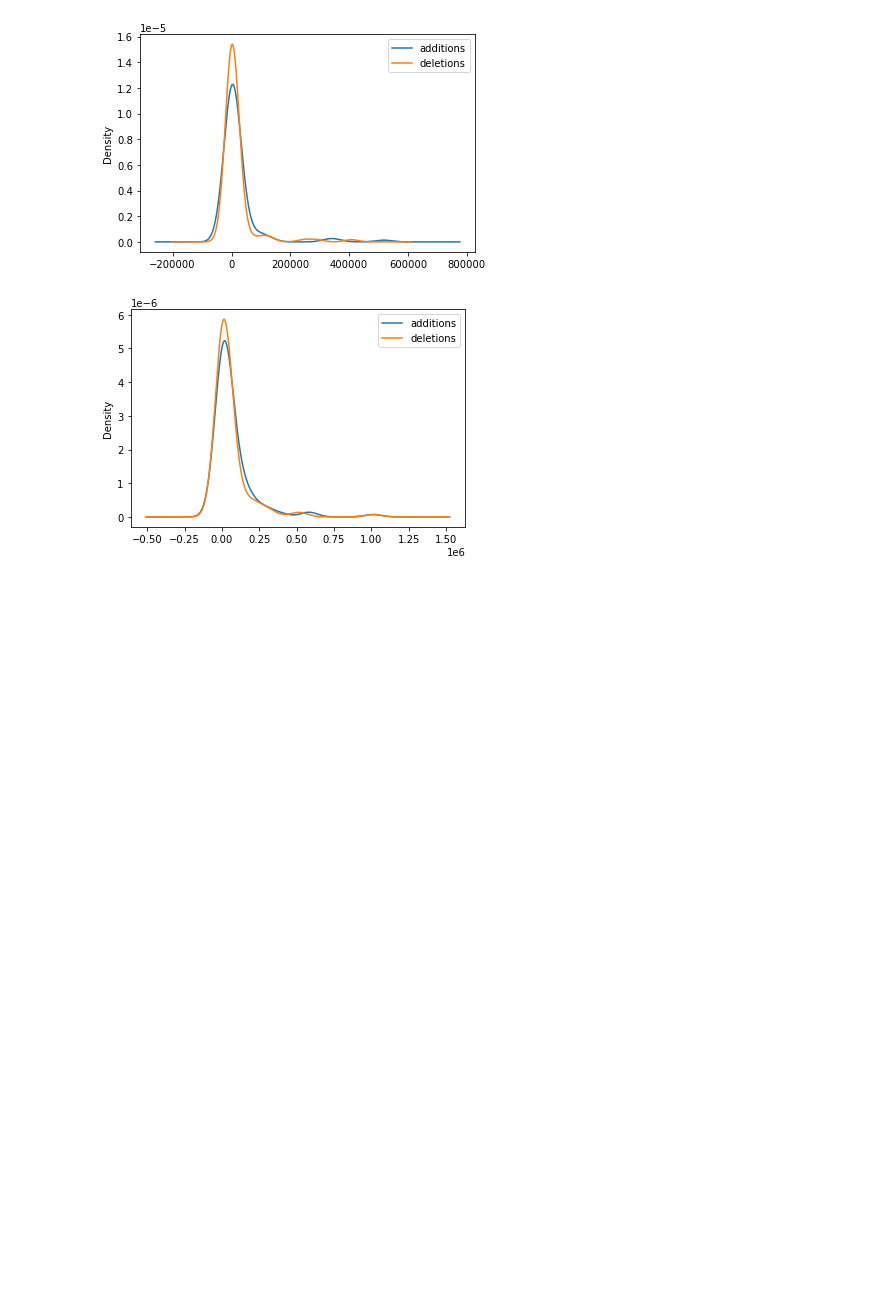
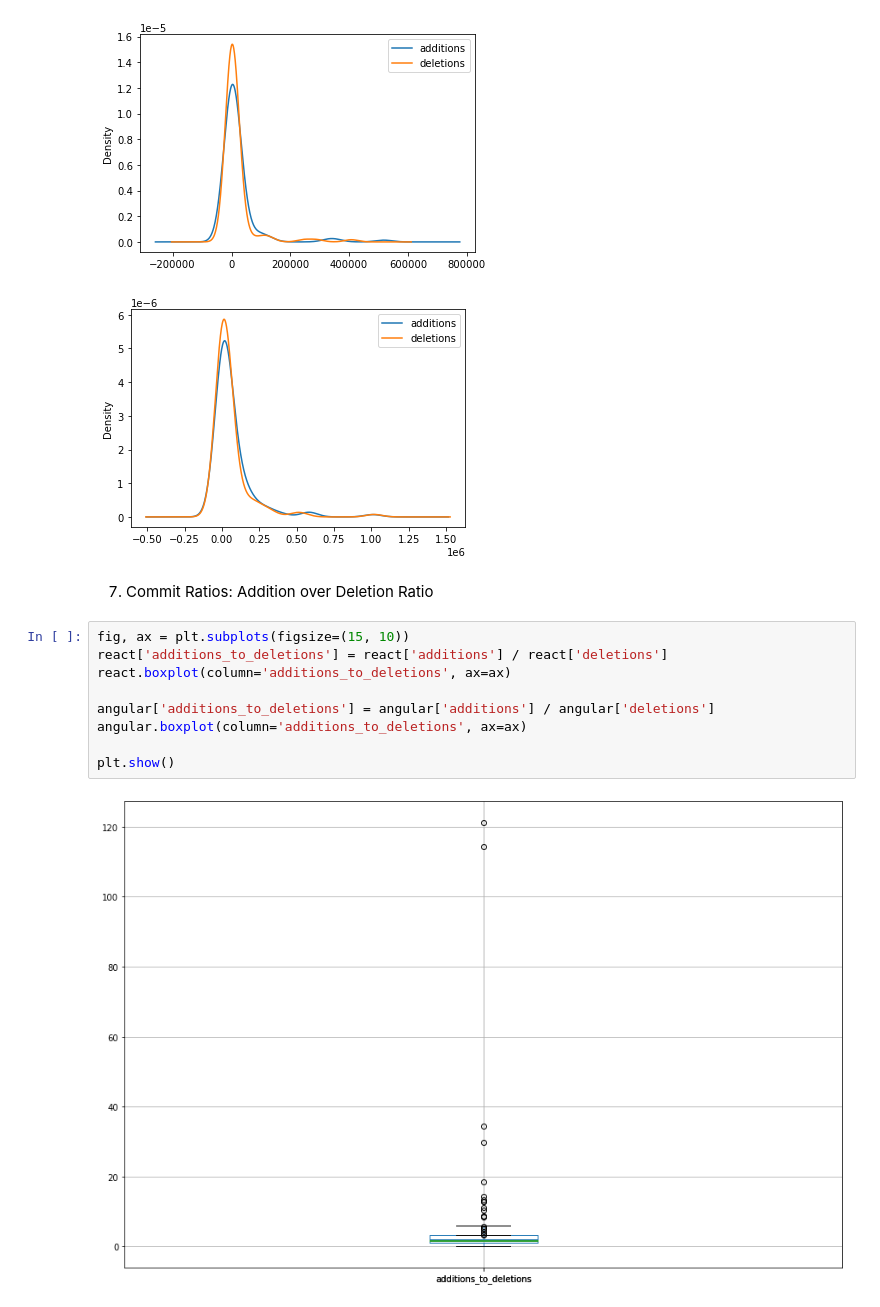
Before and after one commit to sauravgupta2800/Thesis-Project, a Jupyter notebook: collaborator-analysis.ipynb, the cells around one changed output. Saved outputs shown, nothing was run; the diff lists cells and outputs as text; blank space fills up the shorter version.

Commit message:
added th commit ratio

```diff
--- a/collaborator-analysis.ipynb
+++ b/collaborator-analysis.ipynb
@@ -95,3 +95,16 @@ plt.show()
 # %% [output]
 [figure]
 [figure]
+# %% [markdown]
+7. Commit Ratios: Addition over Deletion Ratio
+# %%
+fig, ax = plt.subplots(figsize=(15, 10))
+react['additions_to_deletions'] = react['additions'] / react['deletions']
+react.boxplot(column='additions_to_deletions', ax=ax)
+
+angular['additions_to_deletions'] = angular['additions'] / angular['deletions']
+angular.boxplot(column='additions_to_deletions', ax=ax)
+
+plt.show()
+# %% [output]
+[figure, added]
```
Also changed, not shown: parts of 1 cell of this notebook.
